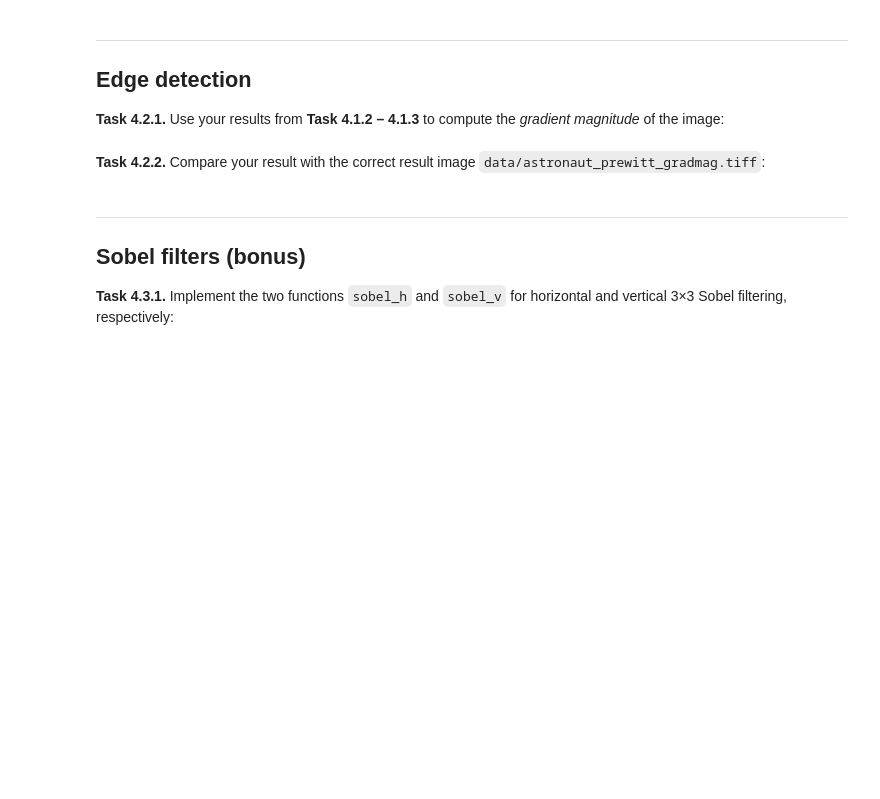
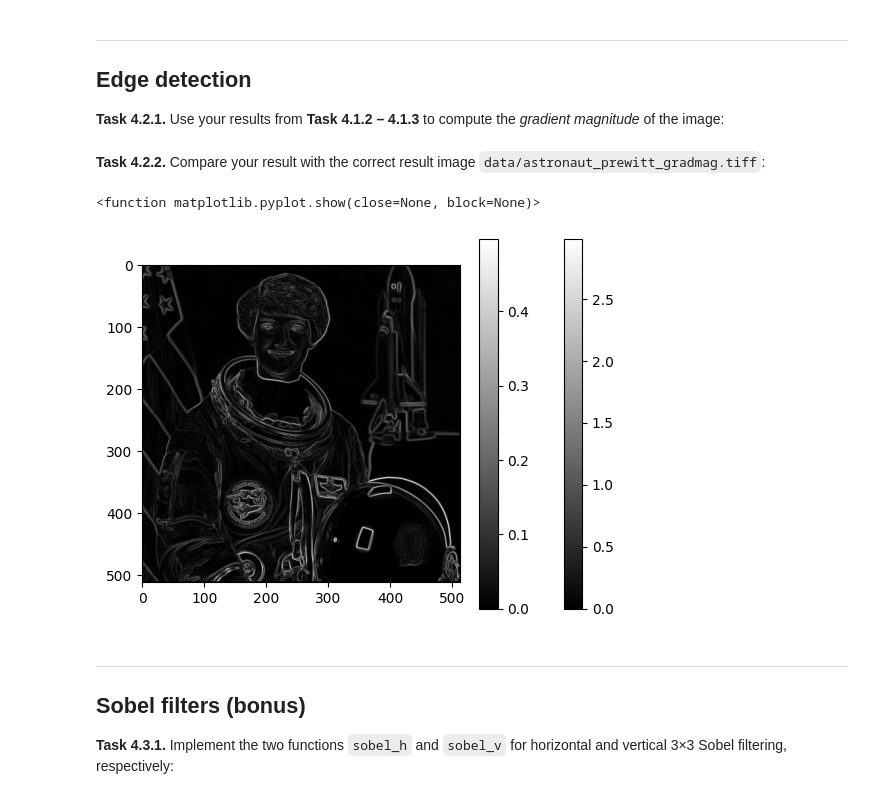
Before and after one commit to barbarag06/mobi-fs3-python, a Jupyter notebook: task4.ipynb, the cells around one changed output. Drawn from its saved outputs; the diff is of its cells as text; code cells hidden in the pictures; blank space fills up the shorter version.

```diff
--- a/task4.ipynb
+++ b/task4.ipynb
@@ -61,3 +61,14 @@ plt.colorbar()
 [figure]
 # %% [markdown]
 **<a id="#">Task 4.1.4.</a>** Compare your results with the correct result image `data/astronaut_prewitt_h.tiff` and `data/astronaut_prewitt_v.tiff`:
+# %%
+import skimage.io as ski
+
+imgh = ski.imread("data/astronaut_prewitt_h.tiff").astype(float)
+imgv = ski.imread("data/astronaut_prewitt_v.tiff").astype(float)
+
+gx = prewitt_h(img)
+gy = prewitt_v(img)
+
+print(numpy.allclose(gx, imgh, atol=1/255))
+print(numpy.allclose(gy, imgv, atol=1/255))
@@ -67,8 +81,22 @@ plt.colorbar()
 ## Edge detection
 
 **<a id="#">Task 4.2.1.</a>** Use your results from **Task 4.1.2 – 4.1.3** to compute the *gradient magnitude* of the image:
+# %%
+gradmag = numpy.sqrt(gx**2 + gy**2)
 # %% [markdown]
 **<a id="#">Task 4.2.2.</a>** Compare your result with the correct result image `data/astronaut_prewitt_gradmag.tiff`:
+# %%
+plt.imshow(gradmag, cmap="gray")
+plt.colorbar()
+plt.show
+
+gradmag2 = ski.imread("data/astronaut_prewitt_gradmag.tiff").astype(float)
+plt.imshow(gradmag2, cmap="gray")
+plt.colorbar()
+plt.show
+# %% [output]
+<function matplotlib.pyplot.show(close=None, block=None)>
+[figure, added]
 # %% [markdown]
 ---
 
```
Also changed, not shown: parts of 1 cell of this notebook.
